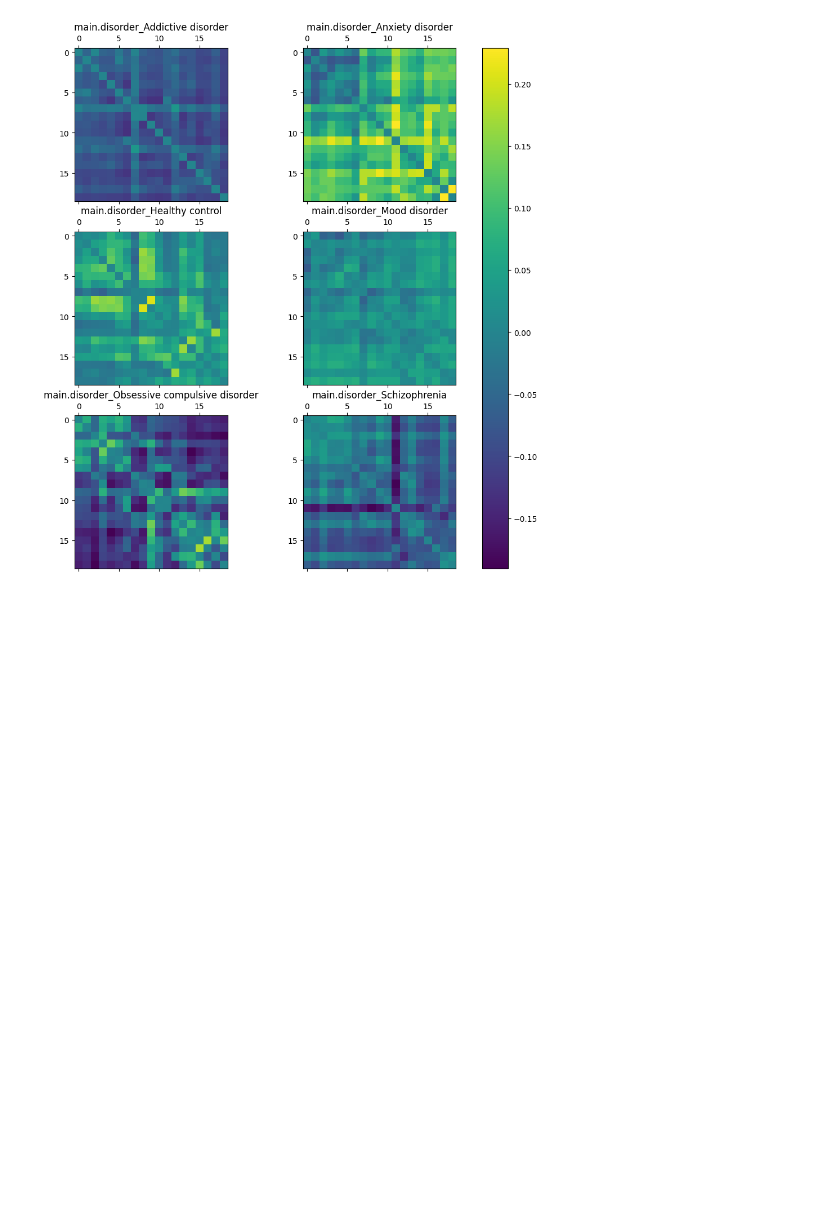
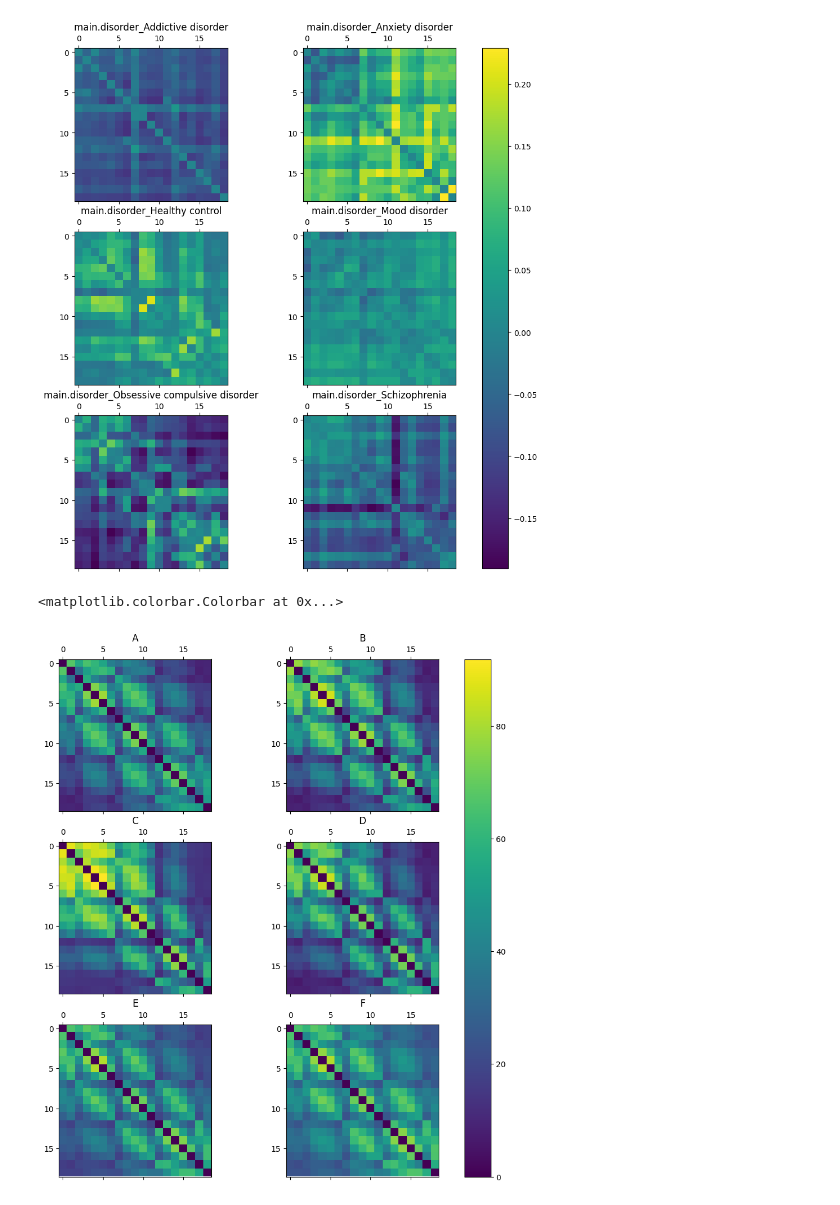
Before and after one commit to benwillallen/RiceDatathon2025, a Jupyter notebook: EDA/correlations.ipynb, the cells around one changed output. Saved outputs shown, nothing was run; the diff lists cells and outputs as text; code cells hidden in the pictures; blank space fills up the shorter version.

```diff
--- a/EDA/correlations.ipynb
+++ b/EDA/correlations.ipynb
@@ -170,3 +170,24 @@ fig.colorbar(cax, ax=ax.ravel().tolist())
 # %% [output]
 <matplotlib.colorbar.Colorbar at 0x...>
 [figure]
+# %%
+real_data = pd.read_csv("../Data/Train_and_Validate_EEG.csv")
+only_coh_cols = [col for col in train_validate.columns if "COH" in col]
+psd = real_data[only_coh_cols]
+
+band_coh = [np.zeros((19, 19)) for _ in range(6)]
+for col in psd.columns:
+    loc1, loc2 = col.split(".")[3], col.split(".")[5]
+    band = ord(col.split(".")[1]) - ord('A')
+    band_coh[band][ord(loc1)-97,ord(loc2)-97] += psd[col].mean()
+    band_coh[band][ord(loc2)-97,ord(loc1)-97] += psd[col].mean()
+
+fig, ax = plt.subplots(3, 2, figsize=(12, 12))
+for i in range(3):
+    for j in range(2):
+        cax = ax[i, j].matshow(band_coh[i * 2 + j], vmin=np.min(band_coh), vmax=np.max(band_coh))
+        ax[i, j].set_title("ABCDEF"[i * 2 + j])
+fig.colorbar(cax, ax=ax.ravel().tolist())
+# %% [output]
+<matplotlib.colorbar.Colorbar at 0x...>
+[figure, added]
```
Also changed, not shown: parts of 3 cells of this notebook, 5 other files.
